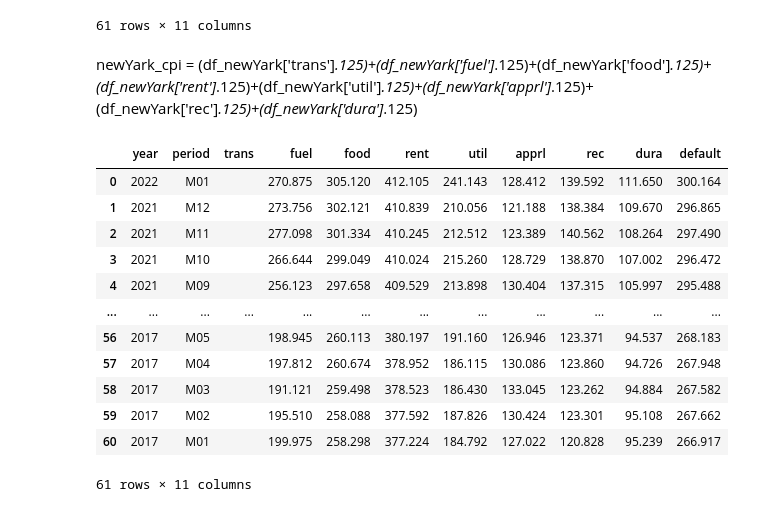
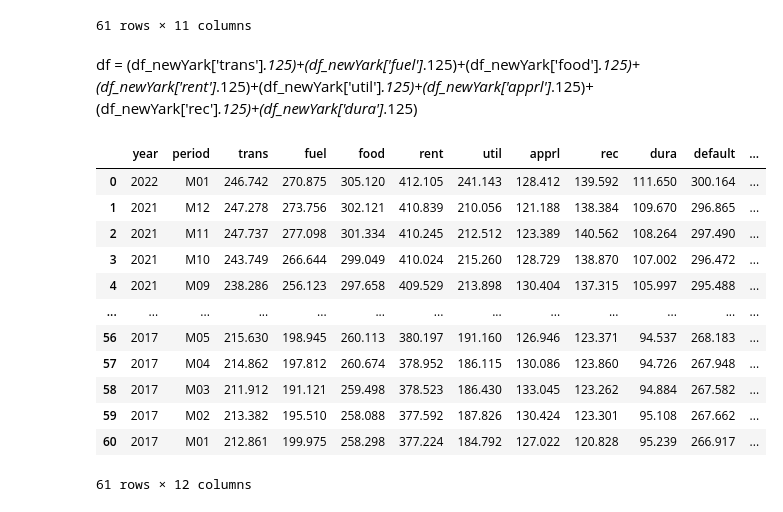
Before and after one commit to nmcdowell00/econ1923, a Jupyter notebook: cpiProjectCode.ipynb, the cells around one changed output. Cells and saved outputs as stored; diff of their text form; code cells hidden in the pictures.

```diff
--- a/cpiProjectCode.ipynb
+++ b/cpiProjectCode.ipynb
@@ -109,3 +151,3 @@ def multiSeriesV3(varList,myKey):
 # %%
-df_newYark = multiSeriesV3(newYark_varList,key)
+df_newYark = multiSeriesV4(newYark_varList,key)
 # %% [output]
@@ -283,4 +345,4 @@ df_newYark
 | 60 | 2017 | M01 | 212.861 | 199.975 | 258.298 | 377.224 | 184.792 | 127.022 | 120.828 | 95.239 | 266.917 |
 61 rows × 11 columns
 # %% [markdown]
-newYark_cpi = (df_newYark['trans']*.125)+(df_newYark['fuel']*.125)+(df_newYark['food']*.125)+(df_newYark['rent']*.125)+(df_newYark['util']*.125)+(df_newYark['apprl']*.125)+(df_newYark['rec']*.125)+(df_newYark['dura']*.125)
+df = (df_newYark['trans']*.125)+(df_newYark['fuel']*.125)+(df_newYark['food']*.125)+(df_newYark['rent']*.125)+(df_newYark['util']*.125)+(df_newYark['apprl']*.125)+(df_newYark['rec']*.125)+(df_newYark['dura']*.125)
@@ -291,16 +349,18 @@ dfs['trans'] = dfs['trans'].apply(lambda x: x*-1)
-# %%
-dfs
-# %% [output]
-|  | year | period | trans | fuel | food | rent | util | apprl | rec | dura | default |
-| 0 | 2022 | M01 |  | 270.875 | 305.120 | 412.105 | 241.143 | 128.412 | 139.592 | 111.650 | 300.164 |
-| 1 | 2021 | M12 |  | 273.756 | 302.121 | 410.839 | 210.056 | 121.188 | 138.384 | 109.670 | 296.865 |
-| 2 | 2021 | M11 |  | 277.098 | 301.334 | 410.245 | 212.512 | 123.389 | 140.562 | 108.264 | 297.490 |
-| 3 | 2021 | M10 |  | 266.644 | 299.049 | 410.024 | 215.260 | 128.729 | 138.870 | 107.002 | 296.472 |
-| 4 | 2021 | M09 |  | 256.123 | 297.658 | 409.529 | 213.898 | 130.404 | 137.315 | 105.997 | 295.488 |
-| ... | ... | ... | ... | ... | ... | ... | ... | ... | ... | ... | ... |
-| 56 | 2017 | M05 |  | 198.945 | 260.113 | 380.197 | 191.160 | 126.946 | 123.371 | 94.537 | 268.183 |
-| 57 | 2017 | M04 |  | 197.812 | 260.674 | 378.952 | 186.115 | 130.086 | 123.860 | 94.726 | 267.948 |
-| 58 | 2017 | M03 |  | 191.121 | 259.498 | 378.523 | 186.430 | 133.045 | 123.262 | 94.884 | 267.582 |
-| 59 | 2017 | M02 |  | 195.510 | 258.088 | 377.592 | 187.826 | 130.424 | 123.301 | 95.108 | 267.662 |
-| 60 | 2017 | M01 |  | 199.975 | 258.298 | 377.224 | 184.792 | 127.022 | 120.828 | 95.239 | 266.917 |
-61 rows × 11 columns
+# %%
+df_newYark['myCPI'] = (df_newYark['trans']*.125)+(df_newYark['fuel']*.125)+(df_newYark['food']*.125)+(df_newYark['rent']*.125)+(df_newYark['util']*.125)+(df_newYark['apprl']*.125)+(df_newYark['rec']*.125)+(df_newYark['dura']*.125)
+# %%
+df_newYark
+# %% [output]
+|  | year | period | trans | fuel | food | rent | util | apprl | rec | dura | default | ... |
+| 0 | 2022 | M01 | 246.742 | 270.875 | 305.120 | 412.105 | 241.143 | 128.412 | 139.592 | 111.650 | 300.164 | ... |
+| 1 | 2021 | M12 | 247.278 | 273.756 | 302.121 | 410.839 | 210.056 | 121.188 | 138.384 | 109.670 | 296.865 | ... |
+| 2 | 2021 | M11 | 247.737 | 277.098 | 301.334 | 410.245 | 212.512 | 123.389 | 140.562 | 108.264 | 297.490 | ... |
+| 3 | 2021 | M10 | 243.749 | 266.644 | 299.049 | 410.024 | 215.260 | 128.729 | 138.870 | 107.002 | 296.472 | ... |
+| 4 | 2021 | M09 | 238.286 | 256.123 | 297.658 | 409.529 | 213.898 | 130.404 | 137.315 | 105.997 | 295.488 | ... |
+| ... | ... | ... | ... | ... | ... | ... | ... | ... | ... | ... | ... | ... |
+| 56 | 2017 | M05 | 215.630 | 198.945 | 260.113 | 380.197 | 191.160 | 126.946 | 123.371 | 94.537 | 268.183 | ... |
+| 57 | 2017 | M04 | 214.862 | 197.812 | 260.674 | 378.952 | 186.115 | 130.086 | 123.860 | 94.726 | 267.948 | ... |
+| 58 | 2017 | M03 | 211.912 | 191.121 | 259.498 | 378.523 | 186.430 | 133.045 | 123.262 | 94.884 | 267.582 | ... |
+| 59 | 2017 | M02 | 213.382 | 195.510 | 258.088 | 377.592 | 187.826 | 130.424 | 123.301 | 95.108 | 267.662 | ... |
+| 60 | 2017 | M01 | 212.861 | 199.975 | 258.298 | 377.224 | 184.792 | 127.022 | 120.828 | 95.239 | 266.917 | ... |
+61 rows × 12 columns
```
Also changed, not shown: parts of 9 cells of this notebook.
